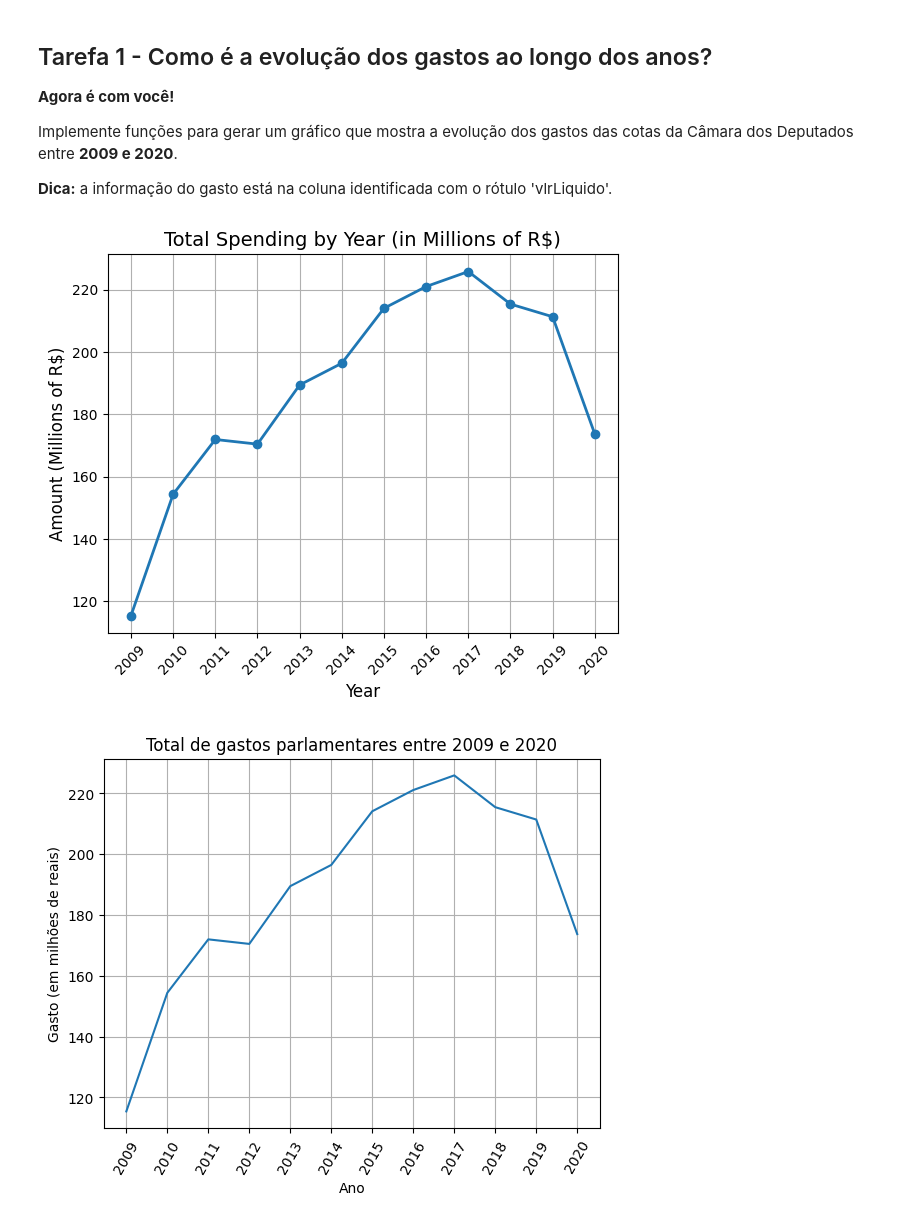
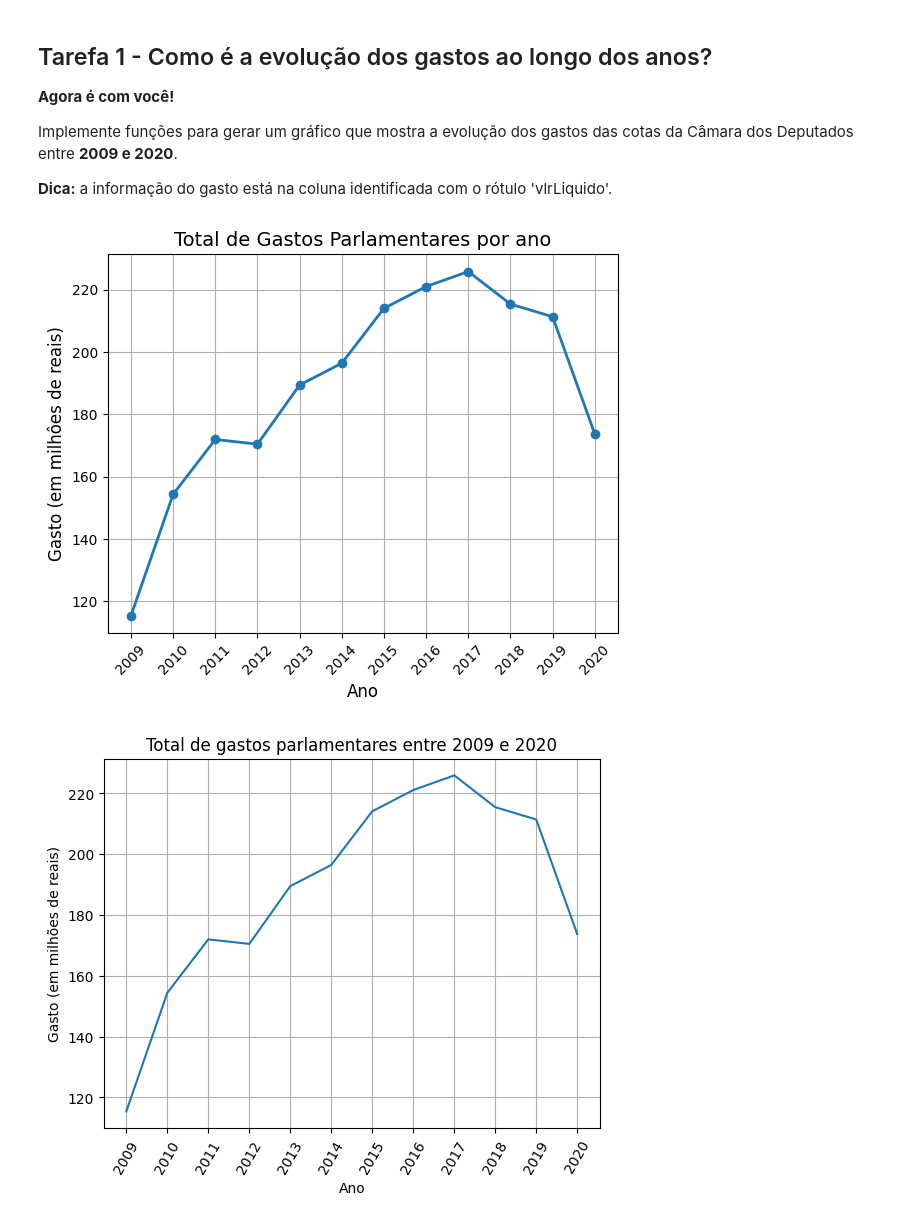
Before and after one commit to victorsouzalim4/Analise_de_Dados_Parlamentares, a Jupyter notebook: aula_pratica_10.ipynb, the cells around one changed output. Drawn from its saved outputs; the diff is of its cells as text; code cells hidden in the pictures.

```diff
--- a/aula_pratica_10.ipynb
+++ b/aula_pratica_10.ipynb
@@ -176,37 +176,37 @@ def plot_values_by_year(values):
 
     plt.figure(figsize=(6, 5))
     plt.plot(years, values_in_millions, marker='o', linestyle='-', linewidth=2)
-    plt.title("Total Spending by Year (in Millions of R$)", fontsize=14)
-    plt.xlabel("Year", fontsize=12)
-    plt.ylabel("Amount (Millions of R$)", fontsize=12)
+    plt.title("Total de Gastos Parlamentares por ano", fontsize=14)
+    plt.xlabel("Ano", fontsize=12)
+    plt.ylabel("Gasto (em milhôes de reais)", fontsize=12)
     plt.grid(True)
     plt.xticks(years, rotation=45)
     plt.tight_layout()
     plt.show()
 
 def count_value(file_path):
     sum = 0.0
     data = read_csv_as_dicts(file_path)
 
     for row in data:
         value = row['vlrLiquido']
         if value:
             sum += float(value)
 
     return sum
 
 dir_path = "dados_parlamentares"
 files = os.listdir(dir_path)
 values = []
 
 for file in files:
     file_path = dir_path + "/" + file
     value = count_value(file_path)
     values.append((file_path.split("/")[-1].split("-")[1].split(".")[0], value))
 
 plot_values_by_year(values=values)
 # %% [output]
-[figure, old version]
+[figure, new version]
 # %%
 ## Não execute esta célula para não perder o gabarito
 # %% [output]
```
Also changed, not shown: parts of 4 cells of this notebook.
